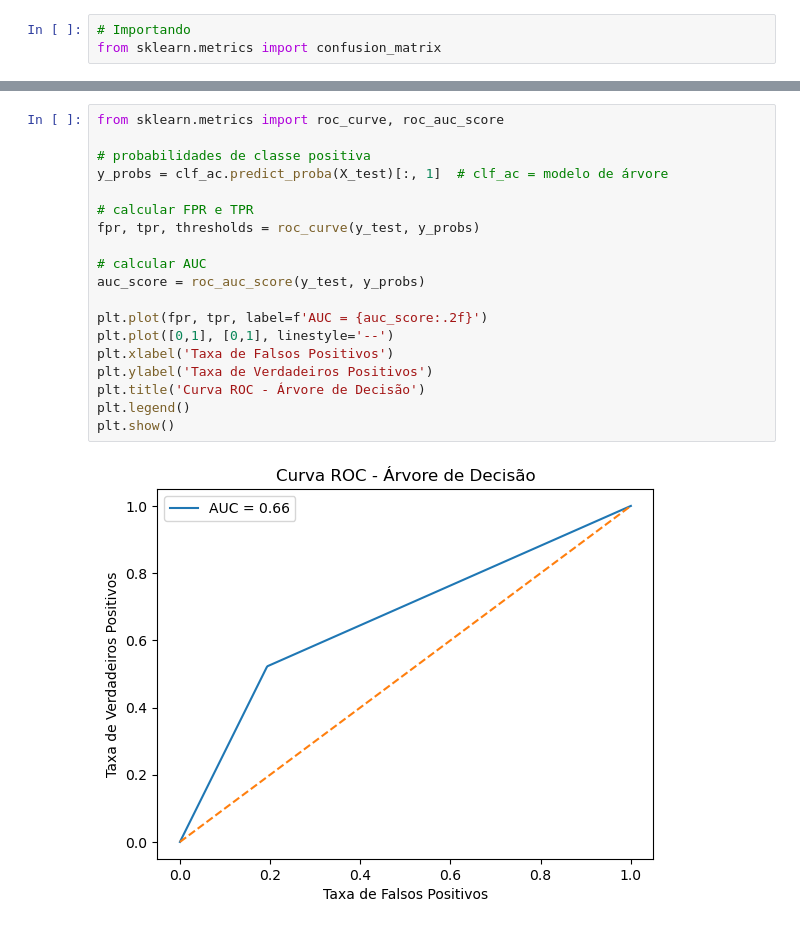
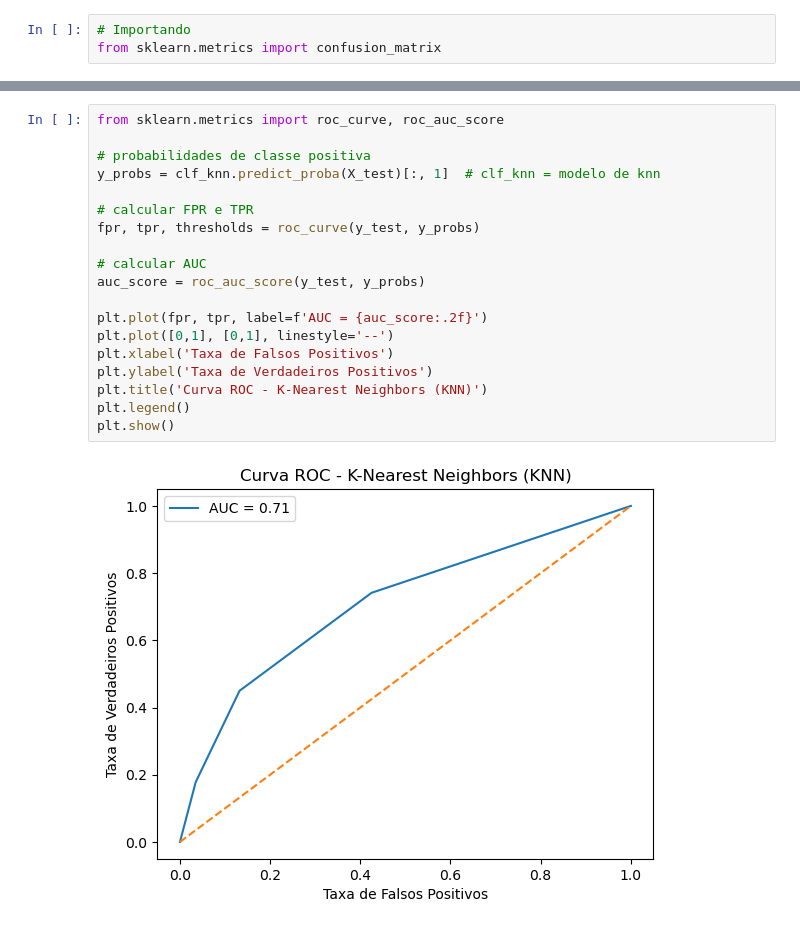
Before and after one commit to luisfelipebp/churn-clientes, a Jupyter notebook: Churn-Clientes.ipynb, the cells around one changed output, grey strips where cells are left out. Cells and saved outputs as stored; diff of their text form.

```diff
--- a/Churn-Clientes.ipynb
+++ b/Churn-Clientes.ipynb
@@ -270,21 +273,21 @@ array([[1528,  166],
 # %%
 from sklearn.metrics import roc_curve, roc_auc_score
 
 # probabilidades de classe positiva
-y_probs = clf_ac.predict_proba(X_test)[:, 1]  # clf_ac = modelo de árvore
+y_probs = clf_knn.predict_proba(X_test)[:, 1]  # clf_knn = modelo de knn
 
 # calcular FPR e TPR
 fpr, tpr, thresholds = roc_curve(y_test, y_probs)
 
 # calcular AUC
 auc_score = roc_auc_score(y_test, y_probs)
 
 plt.plot(fpr, tpr, label=f'AUC = {auc_score:.2f}')
 plt.plot([0,1], [0,1], linestyle='--')
 plt.xlabel('Taxa de Falsos Positivos')
 plt.ylabel('Taxa de Verdadeiros Positivos')
-plt.title('Curva ROC - Árvore de Decisão')
+plt.title('Curva ROC - K-Nearest Neighbors (KNN)')
 plt.legend()
 plt.show()
 # %% [output]
-[figure, old version]
+[figure, new version]
```
Also changed, not shown: parts of 7 cells of this notebook.
